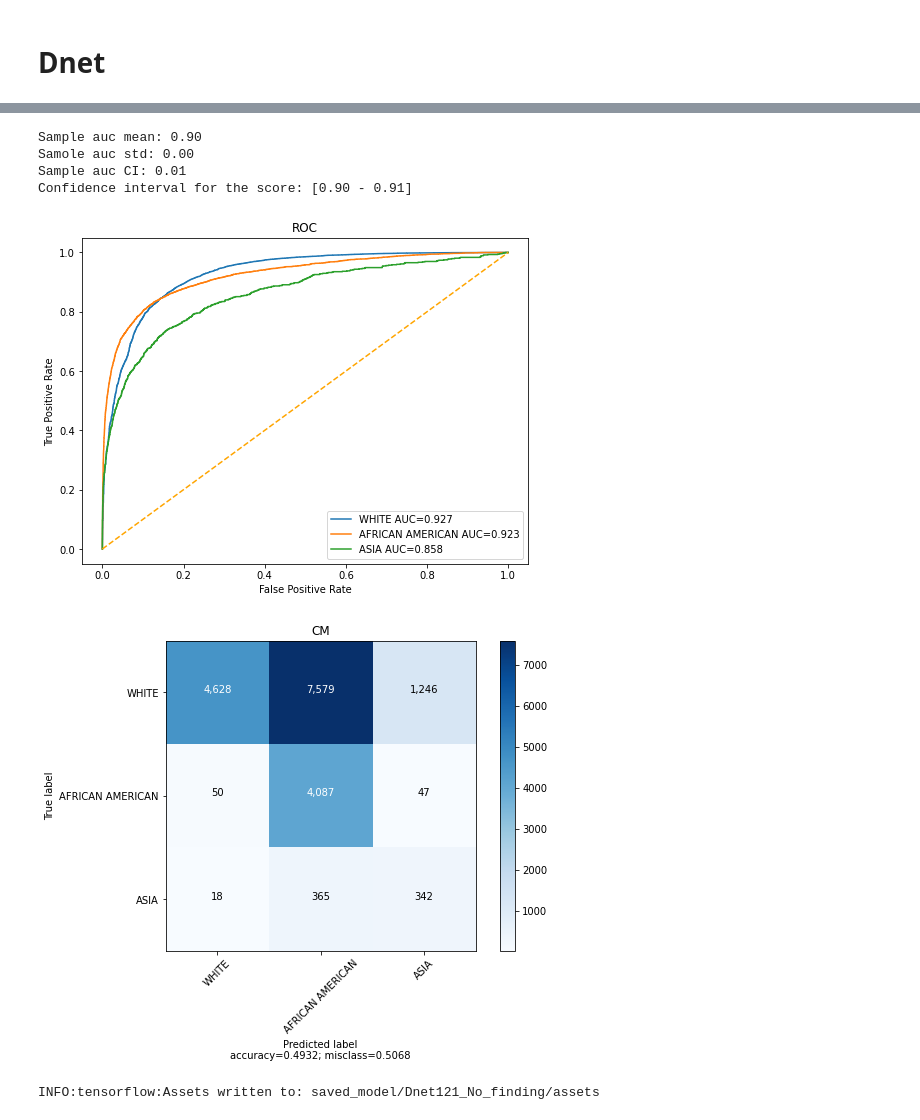
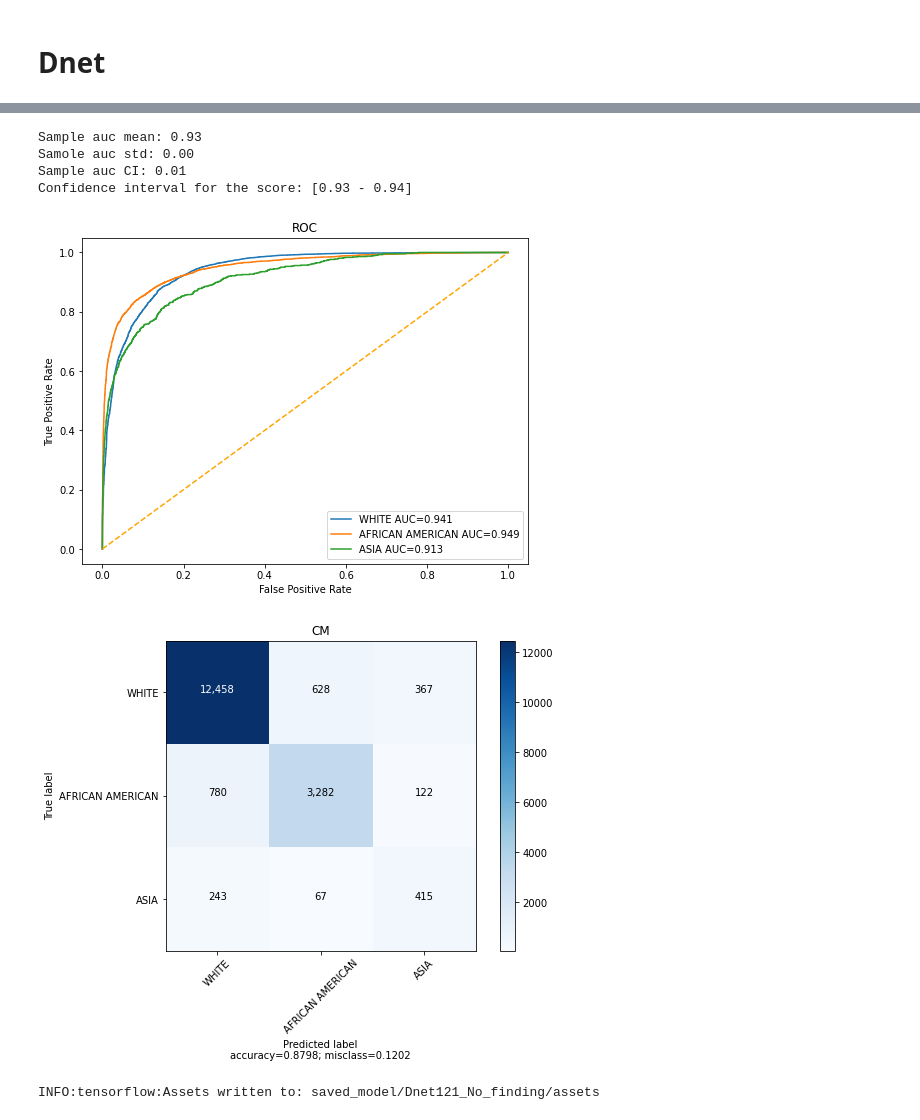
Before and after one commit to Emory-HITI/AI-Vengers, a Jupyter notebook: training_code/MIMIC_race_classification_training/Race classification with No Finding label only.ipynb, the cells around one changed output, grey strips where cells are left out. Cells and saved outputs as stored; diff of their text form; code cells hidden in the pictures.

Commit message:
retrain model with random seed 2021

```diff
--- a/training_code/MIMIC_race_classification_training/Race classification with No Finding label only.ipynb
+++ b/training_code/MIMIC_race_classification_training/Race classification with No Finding label only.ipynb
@@ -62,18 +71,11 @@ def get_data(data_split='test', test_type='NULL', target='NULL'):
         else:
             continue
 
-#         nparr = np.fromstring(example.features.feature['jpg_bytes'].bytes_list.value[0], np.uint8)
-#         img_np = cv.imdecode(nparr, cv.IMREAD_GRAYSCALE)
+        nparr = np.fromstring(example.features.feature['jpg_bytes'].bytes_list.value[0], np.uint8)
+        img_np = cv.imdecode(nparr, cv.IMREAD_GRAYSCALE)
 
-#         X_test.append(st.resize(img_np, (224, 224)))
+        X_test.append(st.resize(img_np, (224, 224)))
 
         y_test.append(label)
 
     return np.array(X_test), np.array(y_test)
-# %%
-X, y = get_data(data_split='train')
-count = 0
-for i in range(3):
-    count += y[:, i].sum()
-    print(y[:, i].sum())
-count
@@ -85,19 +82,17 @@ count
 # %%
 INPUT_SHAPE = (224, 224, 1)
 BATCH_SIZE = 128
-
-init = tf.keras.initializers.RandomNormal(mean=0.0, stddev=0.02)
 
 def define_model():
 
     input = tf.keras.layers.Input(shape=INPUT_SHAPE)
 
-    x = tf.keras.layers.Conv2DTranspose(3, (3, 3), strides=1, padding='same', kernel_initializer=init, use_bias=False)(input)
+    reshape_layer = tf.keras.layers.UpSampling3D(size=(1,1,3))(input)
 
     base_model = tf.keras.applications.densenet.DenseNet121(
-            include_top=False, weights='imagenet', input_shape=(224, 224, 3), pooling='max')(x)
+            include_top=False, weights='imagenet', input_shape=(224, 224, 3), pooling='max')(reshape_layer)
 
-    pred_layer = tf.keras.layers.Dense(3, activation='sigmoid')(base_model)
+    pred_layer = tf.keras.layers.Dense(3, activation='softmax')(base_model)
 
     model = tf.keras.Model(inputs=input, outputs=pred_layer)
 
@@ -307,7 +302,7 @@ def plot(y_preds, y_test):
 # %%
 # model = tf.keras.models.load_model('saved_model/Dnet_race_No_finding')
 
-# X_test, y_test = get_data()
+X_test, y_test = get_data()
 
 y_preds = model.predict(X_test)
 test(y_preds, y_test)
@@ -317,9 +312,9 @@ plot(y_preds, y_test)
-Sample auc mean: 0.90
+Sample auc mean: 0.93
 Samole auc std: 0.00
 Sample auc CI: 0.01
-Confidence interval for the score: [0.90 - 0.91]
+Confidence interval for the score: [0.93 - 0.94]
-[figure, old version]
+[figure, new version]
-[figure, old version]
+[figure, new version]
 # %%
 model.save('saved_model/Dnet121_No_finding')
 # %% [output]
```
Also changed, not shown: parts of 5 cells of this notebook, 3 other files.
